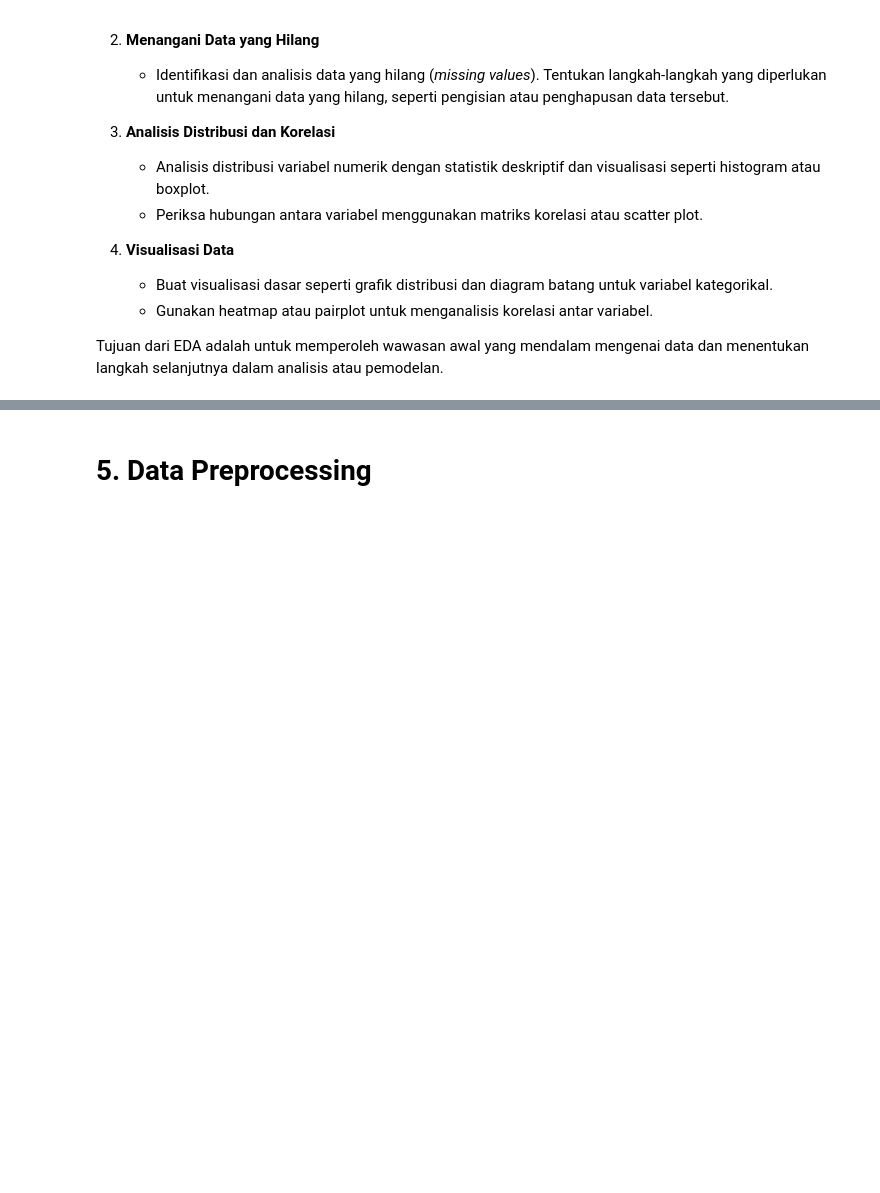
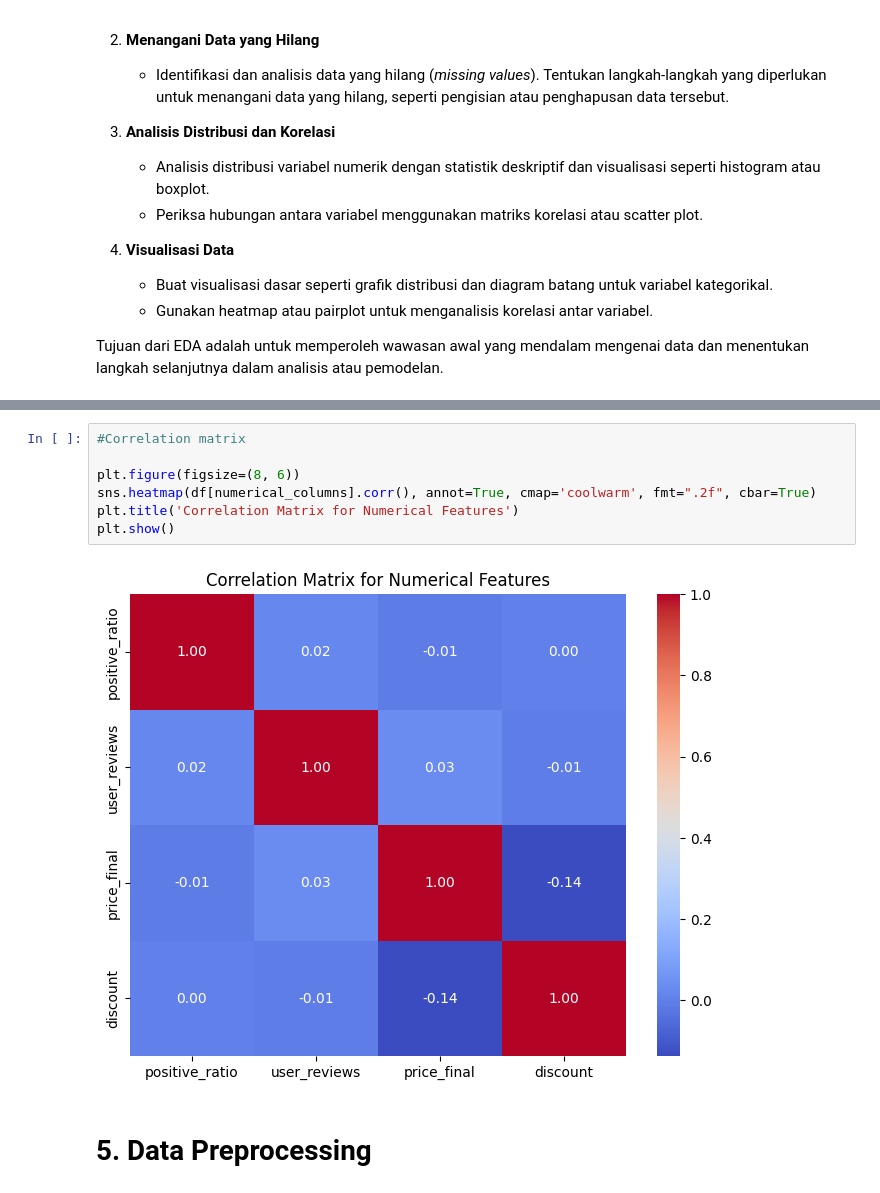
Before and after one commit to M4tchaa/submission-ml, a Jupyter notebook: Submission_Akhir_BMLP_Arliyandi.ipynb, the cells around one changed output, grey strips where cells are left out. Saved outputs shown, nothing was run; the diff lists cells and outputs as text; blank space fills up the shorter version.

```diff
--- a/Submission_Akhir_BMLP_Arliyandi.ipynb
+++ b/Submission_Akhir_BMLP_Arliyandi.ipynb
@@ -57,2 +131,11 @@ Tujuan dari EDA adalah untuk memperoleh wawasan awal yang mendalam mengenai data
+# %%
+#Correlation matrix
+
+plt.figure(figsize=(8, 6))
+sns.heatmap(df[numerical_columns].corr(), annot=True, cmap='coolwarm', fmt=".2f", cbar=True)
+plt.title('Correlation Matrix for Numerical Features')
+plt.show()
+# %% [output]
+[figure, added]
 # %% [markdown]
 # **5. Data Preprocessing**
```
Also changed, not shown: parts of 14 cells of this notebook, 1 other file.
